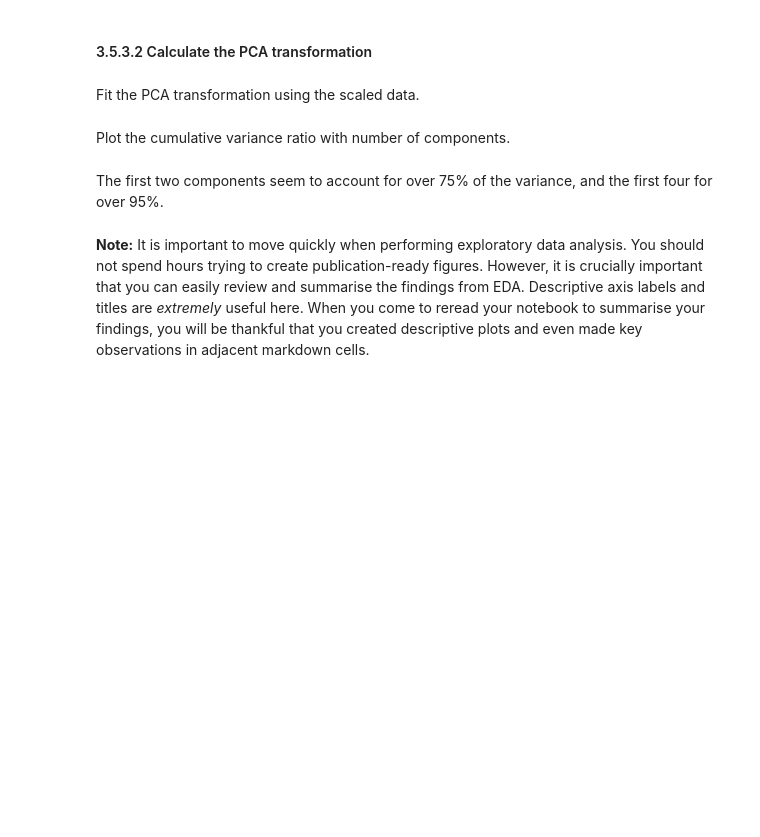
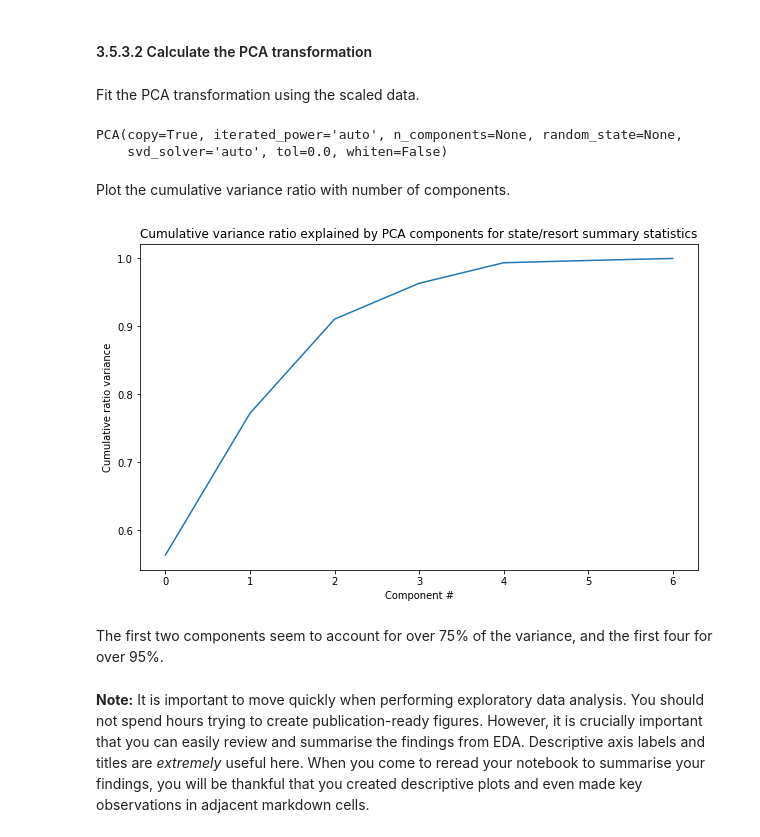
Before and after one commit to AdithyaBhushana/DataScienceGuidedCapstone-1, a Jupyter notebook: Step Three - Exploratory Data Analysis/03_exploratory_data_analysis.ipynb, the cells around one changed output. Saved outputs shown, nothing was run; the diff lists cells and outputs as text; code cells hidden in the pictures; blank space fills up the shorter version.

```diff
--- a/Step Three - Exploratory Data Analysis/03_exploratory_data_analysis.ipynb
+++ b/Step Three - Exploratory Data Analysis/03_exploratory_data_analysis.ipynb
@@ -294,9 +307,9 @@ You only want numeric data here, although you don't want to lose track of the st
 # %%
 #Code task 1#
 #Create a new dataframe, `state_summary_scale` from `state_summary` whilst setting the index to 'state'
-state_summary_scale = state_summary.set_index(___)
+state_summary_scale = state_summary.set_index('state')
 #Save the state labels (using the index attribute of `state_summary_scale`) into the variable 'state_summary_index'
-state_summary_index = state_summary_scale.___
+state_summary_index = state_summary_scale.index
 #Save the column names (using the `columns` attribute) of `state_summary_scale` into the variable 'state_summary_columns'
-state_summary_columns = state_summary_scale.___
+state_summary_columns = state_summary_scale.columns
 state_summary_scale.head()
@@ -347,20 +421,26 @@ There! Now it agrees with `scale()` and our expectation. This just goes to show
 Fit the PCA transformation using the scaled data.
 # %%
 state_pca = PCA().fit(state_summary_scale)
+state_pca
+# %% [output]
+PCA(copy=True, iterated_power='auto', n_components=None, random_state=None,
+    svd_solver='auto', tol=0.0, whiten=False)
 # %% [markdown]
 Plot the cumulative variance ratio with number of components.
 # %%
 #Code task 6#
 #Call the `cumsum()` method on the 'explained_variance_ratio_' attribute of `state_pca` and
 #create a line plot to visualize the cumulative explained variance ratio with number of components
 #Set the xlabel to 'Component #', the ylabel to 'Cumulative ratio variance', and the
 #title to 'Cumulative variance ratio explained by PCA components for state/resort summary statistics'
 #Hint: remember the handy ';' at the end of the last plot call to suppress that untidy output
 plt.subplots(figsize=(10, 6))
-plt.plot(state_pca.explained_variance_ratio_.___)
-plt.xlabel(___)
-plt.ylabel(___)
-plt.title(___);
+plt.plot(state_pca.explained_variance_ratio_.cumsum())
+plt.xlabel('Component #')
+plt.ylabel('Cumulative ratio variance')
+plt.title('Cumulative variance ratio explained by PCA components for state/resort summary statistics');
+# %% [output]
+[figure, added]
 # %% [markdown]
 The first two components seem to account for over 75% of the variance, and the first four for over 95%.
 # %% [markdown]
```
Also changed, not shown: parts of 18 cells of this notebook, 3 other files.
